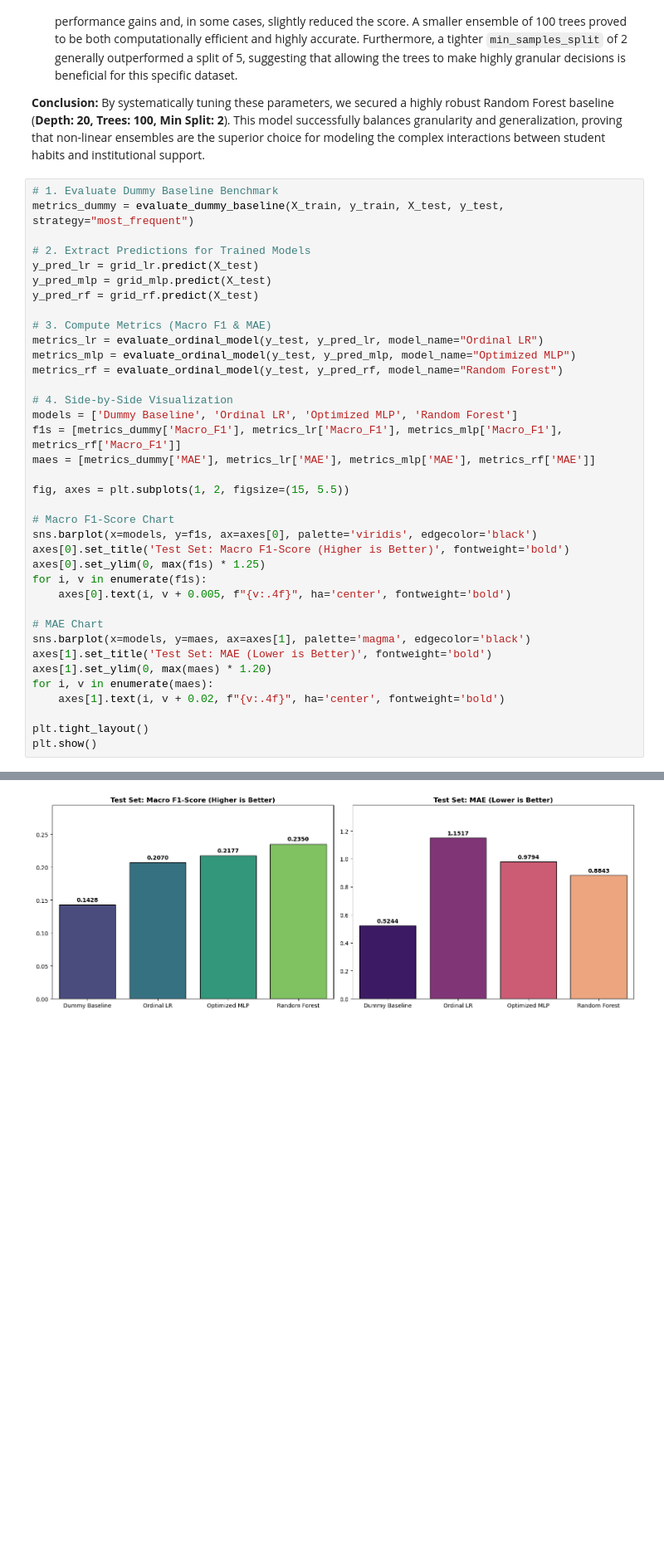
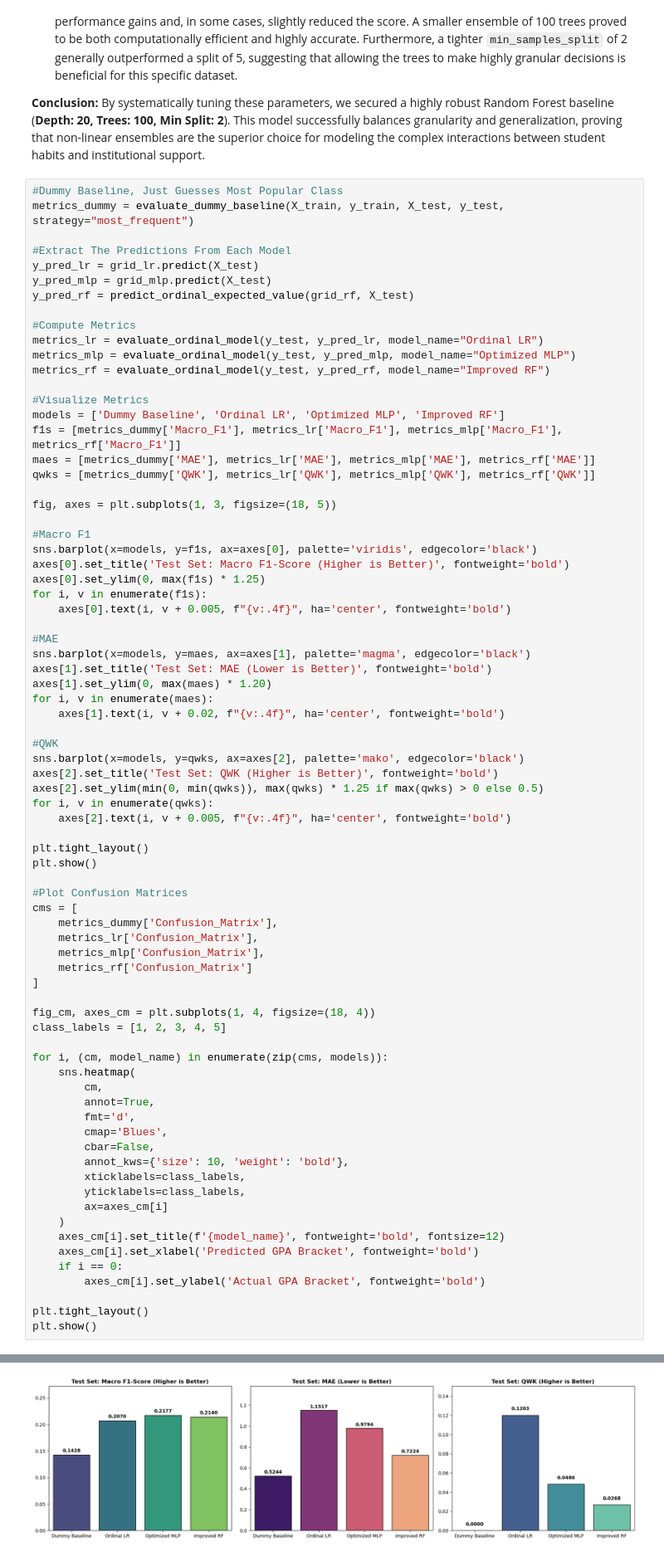
Before and after one commit to axlndy/cbsweg2-cbadvai-cbdatsi-project, a Jupyter notebook: notebooks/cbadvai_project_ml.ipynb, the cells around one changed output, grey strips where cells are left out. Shown at 83% size. Drawn from its saved outputs; the diff is of its cells as text; blank space fills up the shorter version.

```diff
--- a/notebooks/cbadvai_project_ml.ipynb
+++ b/notebooks/cbadvai_project_ml.ipynb
@@ -633,42 +617,81 @@ Our grid search evaluated the Random Forest ensemble across three structural dim
 **Conclusion:**
 By systematically tuning these parameters, we secured a highly robust Random Forest baseline (**Depth: 20, Trees: 100, Min Split: 2**). This model successfully balances granularity and generalization, proving that non-linear ensembles are the superior choice for modeling the complex interactions between student habits and institutional support.
 # %%
-# 1. Evaluate Dummy Baseline Benchmark
+#Dummy Baseline, Just Guesses Most Popular Class
 metrics_dummy = evaluate_dummy_baseline(X_train, y_train, X_test, y_test, strategy="most_frequent")
 
-# 2. Extract Predictions for Trained Models
+#Extract The Predictions From Each Model
 y_pred_lr = grid_lr.predict(X_test)
 y_pred_mlp = grid_mlp.predict(X_test)
-y_pred_rf = grid_rf.predict(X_test)
+y_pred_rf = predict_ordinal_expected_value(grid_rf, X_test)
 
-# 3. Compute Metrics (Macro F1 & MAE)
+#Compute Metrics
 metrics_lr = evaluate_ordinal_model(y_test, y_pred_lr, model_name="Ordinal LR")
 metrics_mlp = evaluate_ordinal_model(y_test, y_pred_mlp, model_name="Optimized MLP")
-metrics_rf = evaluate_ordinal_model(y_test, y_pred_rf, model_name="Random Forest")
+metrics_rf = evaluate_ordinal_model(y_test, y_pred_rf, model_name="Improved RF")
 
-# 4. Side-by-Side Visualization
-models = ['Dummy Baseline', 'Ordinal LR', 'Optimized MLP', 'Random Forest']
+#Visualize Metrics
+models = ['Dummy Baseline', 'Ordinal LR', 'Optimized MLP', 'Improved RF']
 f1s = [metrics_dummy['Macro_F1'], metrics_lr['Macro_F1'], metrics_mlp['Macro_F1'], metrics_rf['Macro_F1']]
 maes = [metrics_dummy['MAE'], metrics_lr['MAE'], metrics_mlp['MAE'], metrics_rf['MAE']]
+qwks = [metrics_dummy['QWK'], metrics_lr['QWK'], metrics_mlp['QWK'], metrics_rf['QWK']]
 
-fig, axes = plt.subplots(1, 2, figsize=(15, 5.5))
+fig, axes = plt.subplots(1, 3, figsize=(18, 5))
 
-# Macro F1-Score Chart
+#Macro F1
 sns.barplot(x=models, y=f1s, ax=axes[0], palette='viridis', edgecolor='black')
 axes[0].set_title('Test Set: Macro F1-Score (Higher is Better)', fontweight='bold')
 axes[0].set_ylim(0, max(f1s) * 1.25)
 for i, v in enumerate(f1s):
     axes[0].text(i, v + 0.005, f"{v:.4f}", ha='center', fontweight='bold')
 
-# MAE Chart
+#MAE
 sns.barplot(x=models, y=maes, ax=axes[1], palette='magma', edgecolor='black')
 axes[1].set_title('Test Set: MAE (Lower is Better)', fontweight='bold')
 axes[1].set_ylim(0, max(maes) * 1.20)
 for i, v in enumerate(maes):
     axes[1].text(i, v + 0.02, f"{v:.4f}", ha='center', fontweight='bold')
 
+#QWK
+sns.barplot(x=models, y=qwks, ax=axes[2], palette='mako', edgecolor='black')
+axes[2].set_title('Test Set: QWK (Higher is Better)', fontweight='bold')
+axes[2].set_ylim(min(0, min(qwks)), max(qwks) * 1.25 if max(qwks) > 0 else 0.5)
+for i, v in enumerate(qwks):
+    axes[2].text(i, v + 0.005, f"{v:.4f}", ha='center', fontweight='bold')
+
 plt.tight_layout()
 plt.show()
+
+#Plot Confusion Matrices
+cms = [
+    metrics_dummy['Confusion_Matrix'],
+    metrics_lr['Confusion_Matrix'],
+    metrics_mlp['Confusion_Matrix'],
+    metrics_rf['Confusion_Matrix']
+]
+
+fig_cm, axes_cm = plt.subplots(1, 4, figsize=(18, 4))
+class_labels = [1, 2, 3, 4, 5]
+
+for i, (cm, model_name) in enumerate(zip(cms, models)):
+    sns.heatmap(
+        cm,
+        annot=True,
+        fmt='d',
+        cmap='Blues',
+        cbar=False,
+        annot_kws={'size': 10, 'weight': 'bold'},
+        xticklabels=class_labels,
+        yticklabels=class_labels,
+        ax=axes_cm[i]
+    )
+    axes_cm[i].set_title(f'{model_name}', fontweight='bold', fontsize=12)
+    axes_cm[i].set_xlabel('Predicted GPA Bracket', fontweight='bold')
+    if i == 0:
+        axes_cm[i].set_ylabel('Actual GPA Bracket', fontweight='bold')
+
+plt.tight_layout()
+plt.show()
 # %% [output]
 --- Evaluation Metrics: Dummy Baseline (most_frequent) ---
 Macro-Averaged F1-Score: 0.1428
@@ -697 +724 @@ Passing `palette` without assigning `hue` is deprecated and will be removed in v
-[figure, old version]
+[figure, new version]
```
Also changed, not shown: parts of 21 cells of this notebook.
